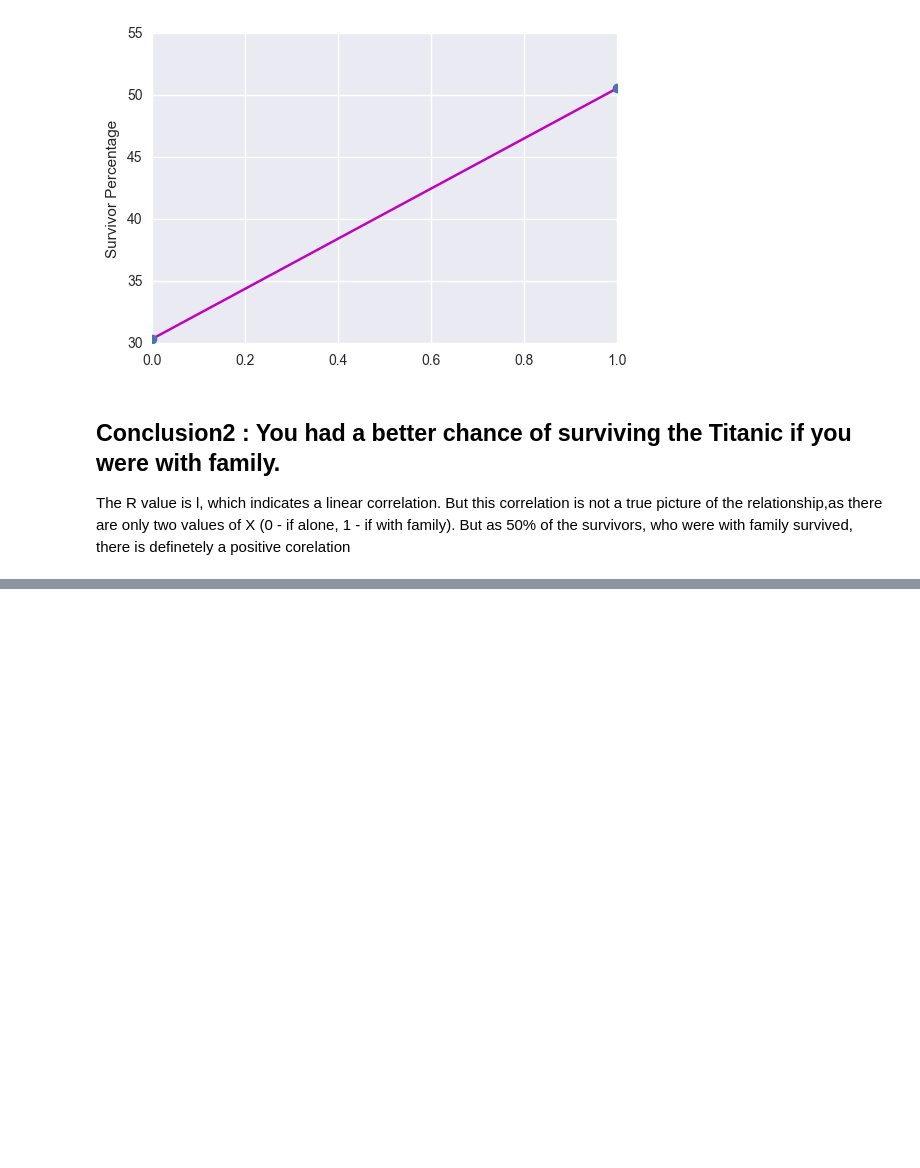
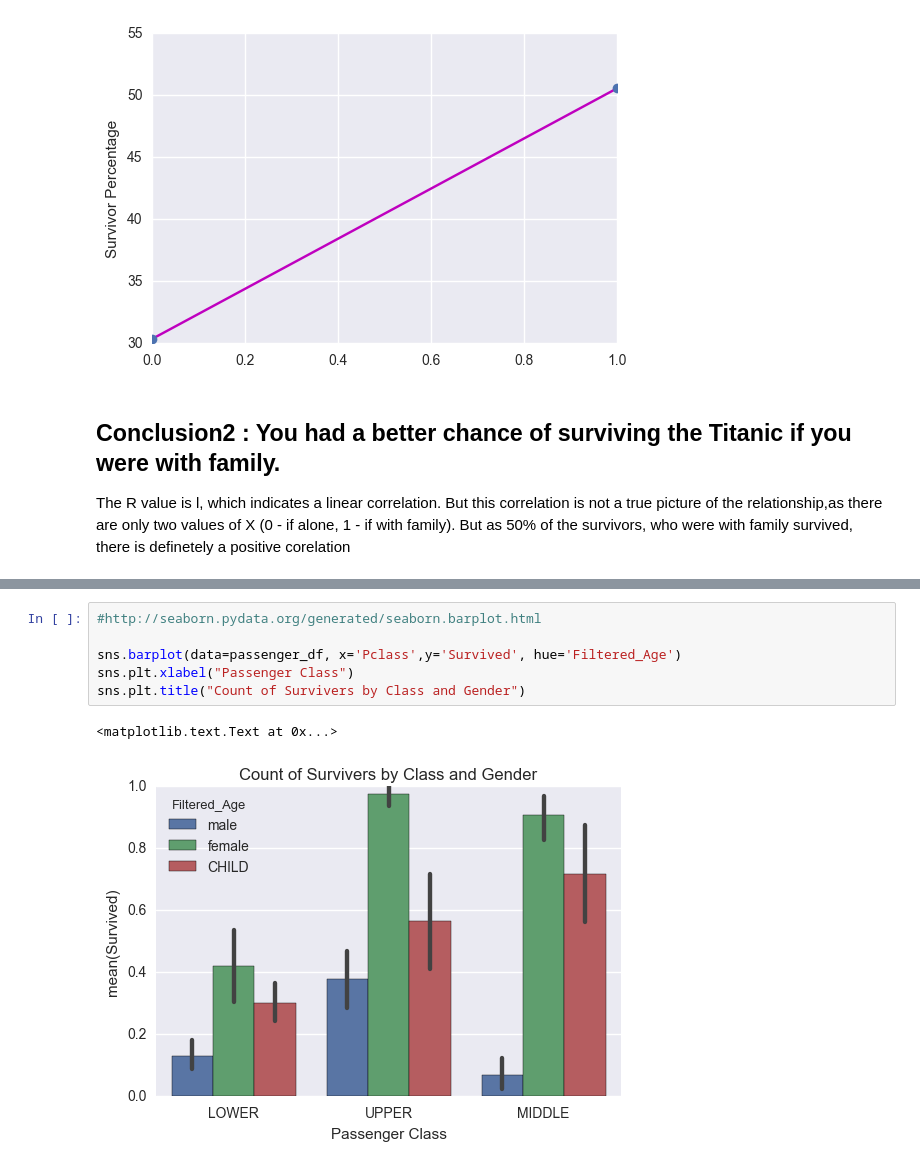
Before and after one commit to rramchan12/Data-Analyst-NanoDegree, a Jupyter notebook: P2 - Investigate a Dataset using Python/Investigating_Titanic_Data.ipynb, the cells around one changed output, grey strips where cells are left out. Cells and saved outputs as stored; diff of their text form; blank space fills up the shorter version.

```diff
--- a/P2 - Investigate a Dataset using Python/Investigating_Titanic_Data.ipynb
+++ b/P2 - Investigate a Dataset using Python/Investigating_Titanic_Data.ipynb
@@ -368,0 +412,9 @@ The R value is l, which indicates a linear correlation. But this correlation is
+# %%
+#http://seaborn.pydata.org/generated/seaborn.barplot.html
+
+sns.barplot(data=passenger_df, x='Pclass',y='Survived', hue='Filtered_Age')
+sns.plt.xlabel("Passenger Class")
+sns.plt.title("Count of Survivers by Class and Gender")
+# %% [output]
+<matplotlib.text.Text at 0x...>
+[figure, added]
```
Also changed, not shown: parts of 7 cells of this notebook.
